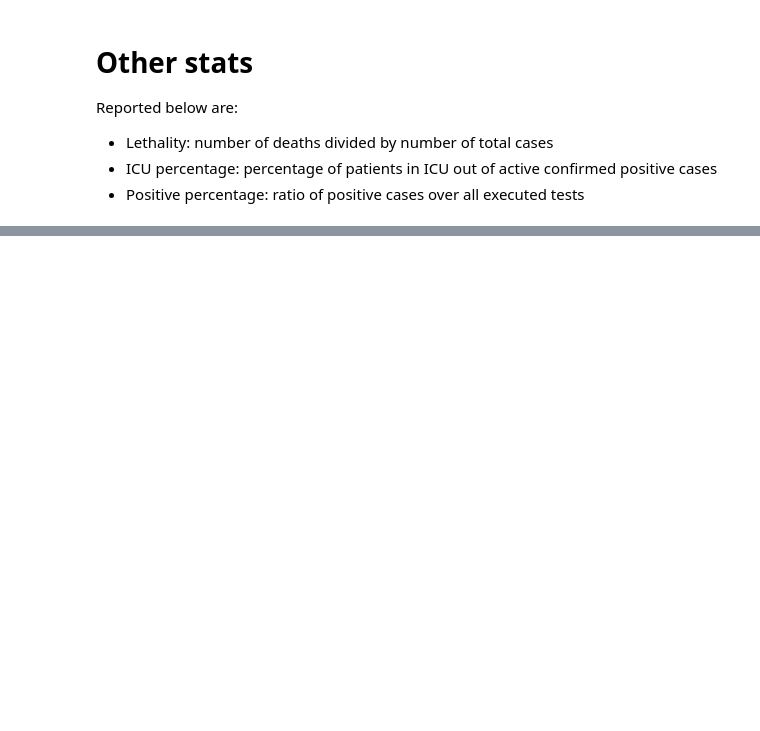
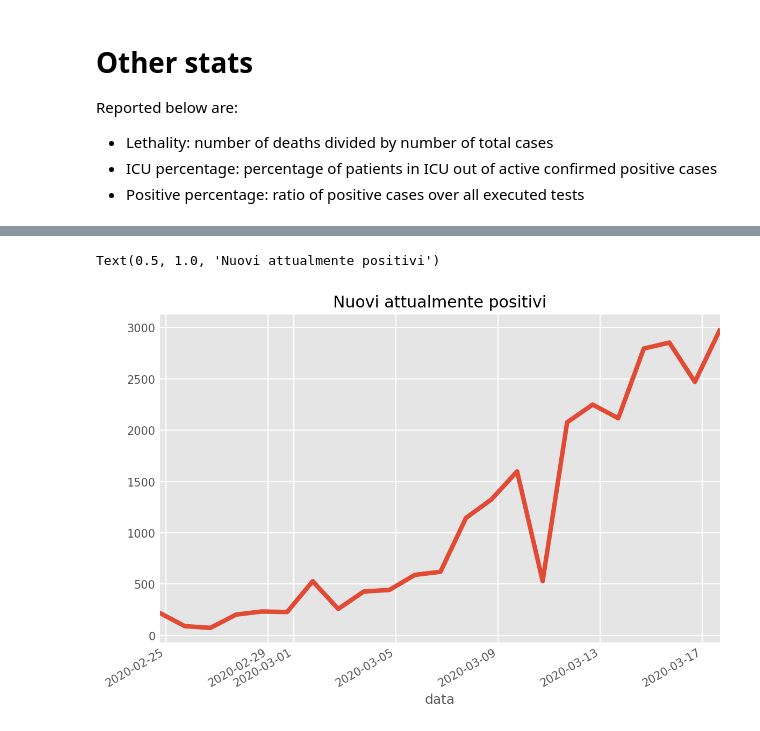
Before and after one commit to magostin/coronavirus, a Jupyter notebook: notebooks/reports/0.1-agostine-italy_stats.ipynb, the cells around one changed output, grey strips where cells are left out. Drawn from its saved outputs; the diff is of its cells as text; code cells hidden in the pictures; blank space fills up the shorter version.

```diff
--- a/notebooks/reports/0.1-agostine-italy_stats.ipynb
+++ b/notebooks/reports/0.1-agostine-italy_stats.ipynb
@@ -57,0 +58,9 @@ _ = df.plot(x='data', y=['lethality', 'ICU_percentage', 'positive_percentage'],
+# %%
+dfn = df.set_index('data').drop('stato', axis=1)
+# %%
+plt.style.use('ggplot')
+dfn.nuovi_attualmente_positivi.plot(figsize=(8,6))
+plt.title('Nuovi attualmente positivi')
+# %% [output]
+Text(0.5, 1.0, 'Nuovi attualmente positivi')
+[figure, added]
```
Also changed, not shown: parts of 2 cells of this notebook, 5 other files.
